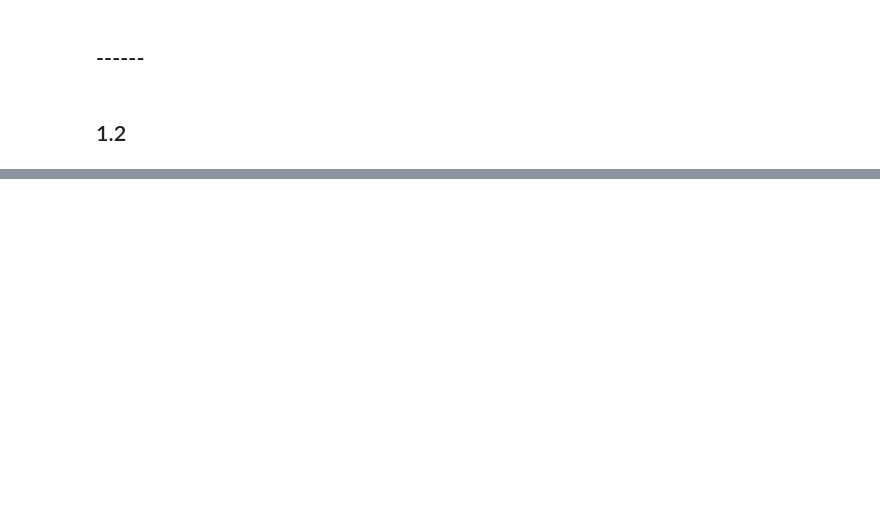
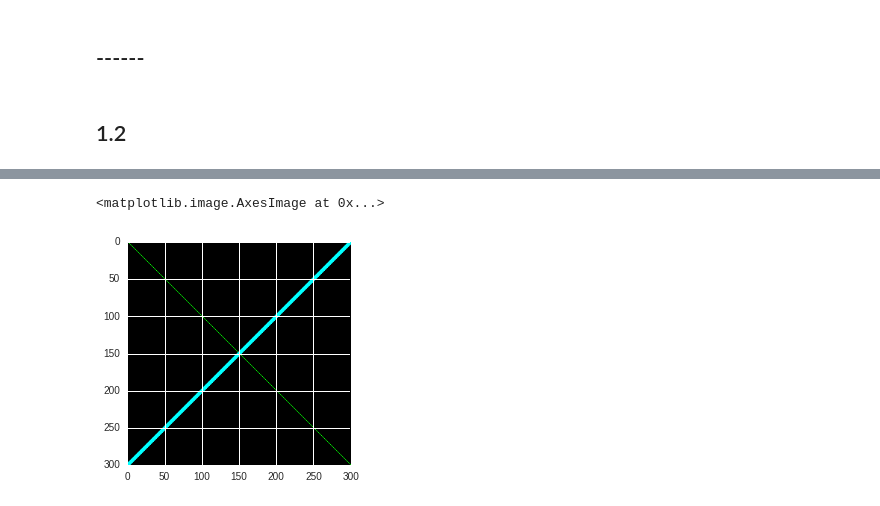
Before and after one commit to YaroslavSchubert/pyimagegurus, a Jupyter notebook: pyimagegurus.ipynb, the cells around one changed output, grey strips where cells are left out. Saved outputs shown, nothing was run; the diff lists cells and outputs as text; code cells hidden in the pictures; blank space fills up the shorter version.

```diff
--- a/pyimagegurus.ipynb
+++ b/pyimagegurus.ipynb
@@ -77,0 +161,5 @@ channels: 3
+# %%
+plt.imshow(canvas)
+# %% [output]
+<matplotlib.image.AxesImage at 0x...>
+[figure, added]
```
Also changed, not shown: parts of 17 cells of this notebook, 1 other file.
